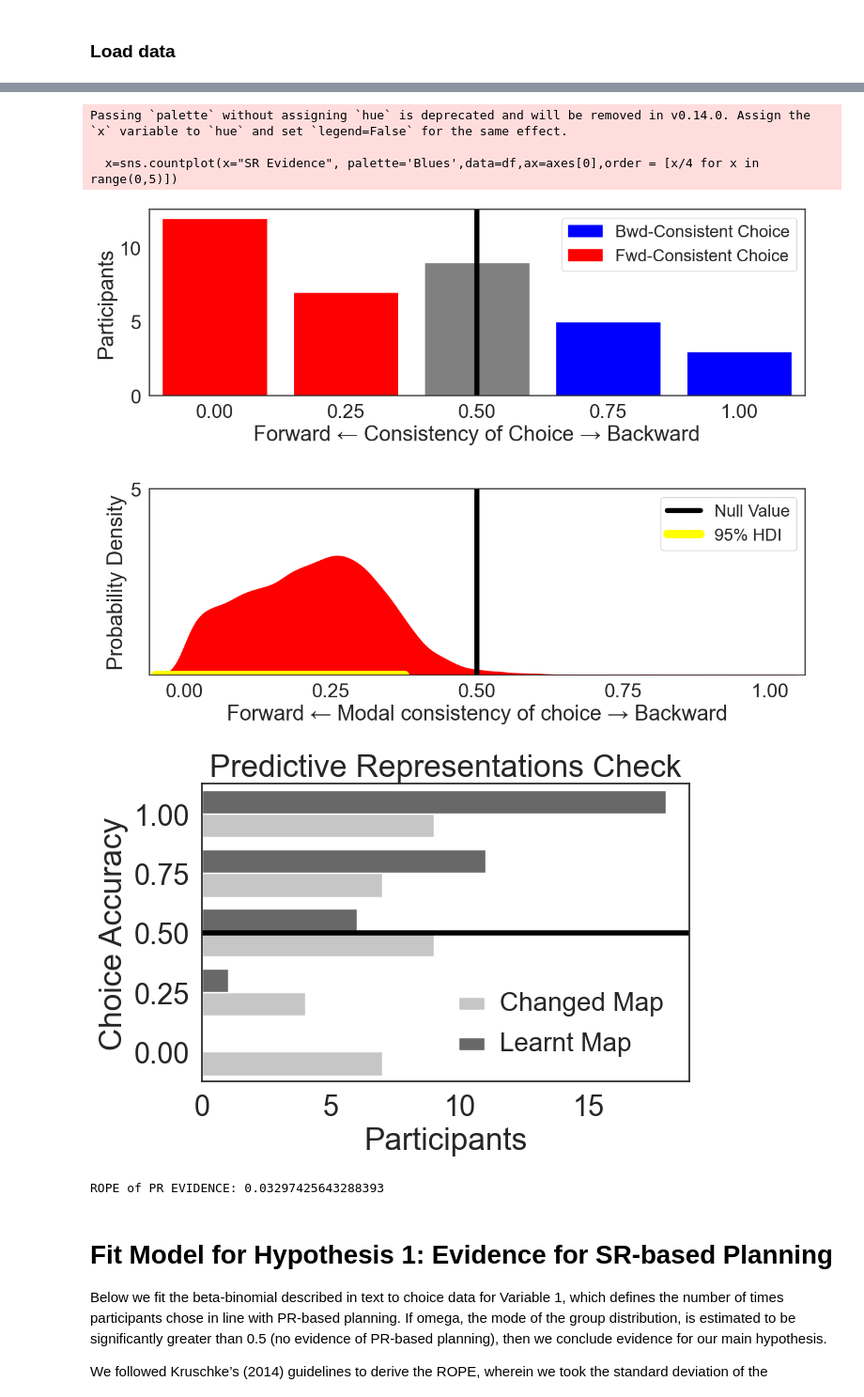
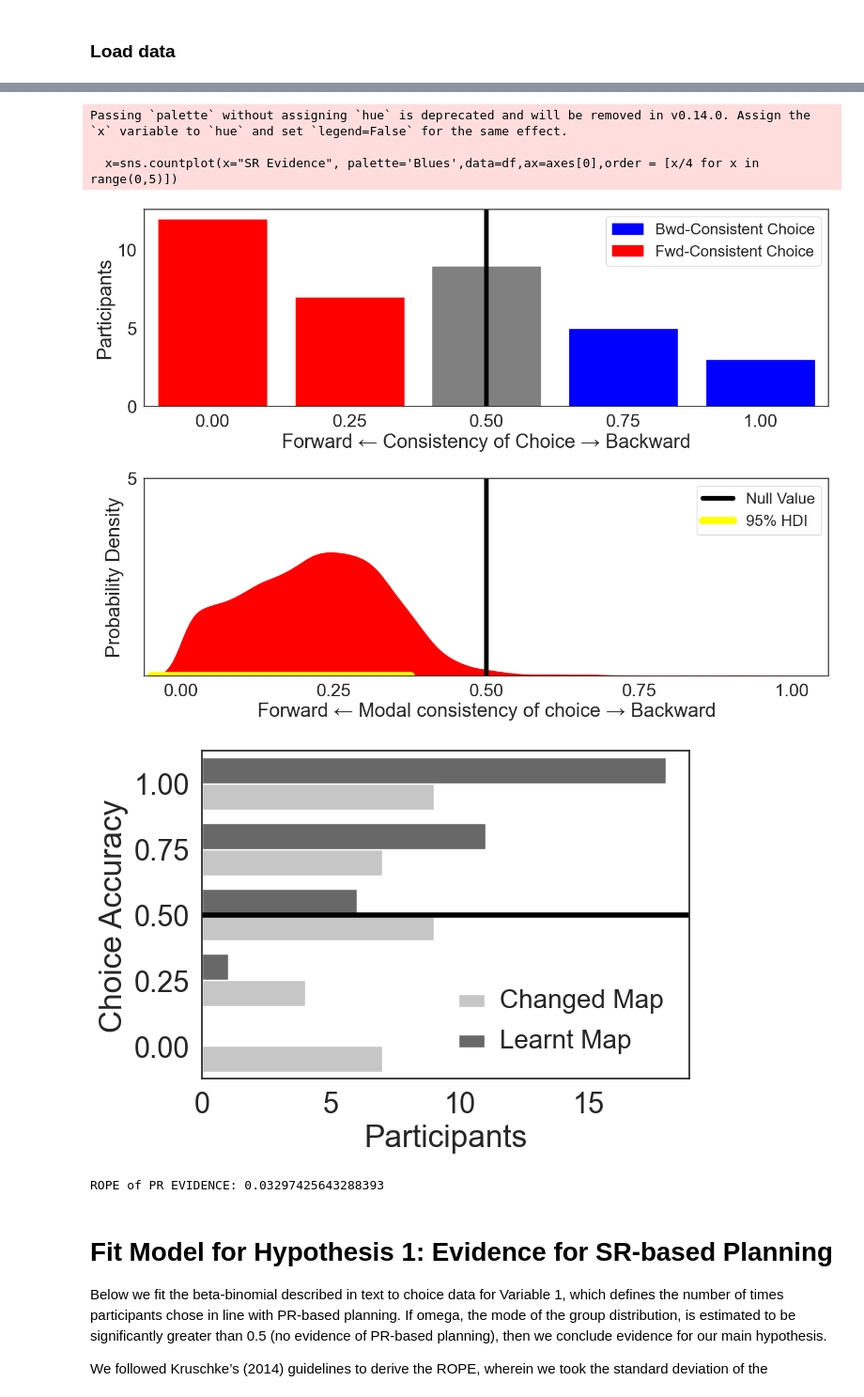
Before and after one commit to psharp1289/Humans-Adaptively-Deploy-Forward-and-Backward-Prediction, a Jupyter notebook: Study_5/data/models.ipynb, the cells around one changed output, grey strips where cells are left out. Shown at 94% size. Drawn from its saved outputs; the diff is of its cells as text; code cells hidden in the pictures.

```diff
--- a/Study_5/data/models.ipynb
+++ b/Study_5/data/models.ipynb
@@ -100,6 +100,7 @@ legend_elements = [
 
 # Add the legend to the plot
 axes[0].legend(handles=legend_elements, loc='upper right',fontsize=20)
+plt.tight_layout()
 
 plt.savefig('study6_PRevidence.pdf',dpi=300)
 
@@ -130,36 +131,36 @@ sns.move_legend(ax, "lower right",frameon=False)
 # Change the font size of the legend text
 leg = ax.get_legend()
 for text in leg.get_texts():
     text.set_fontsize(20)
 
 # Change the size and spacing of the legend bars
 for patch in leg.get_patches():
     patch.set_height(10)
     patch.set_width(20)
     patch.set_x(patch.get_x() + 30) # adjust the y position of the bars
 
 
 # for tick in ax.get_xaxis().get_major_ticks():
 #     tick.set_pad(8.)
 
 plt.ylabel('Choice Accuracy')
-plt.title('Predictive Representations Check')
+# plt.title('Predictive Representations Check')
 
 plt.tight_layout()
 
 plt.savefig('study6_tr_Reval.png',dpi=300)
 plt.show()
 # Print 0.1*SD of PR Evidence to define the ROPE
 print('ROPE of PR EVIDENCE: {}'.format(0.1*df['SR Evidence'].std()))
 # %% [output]
 36
 
 percent choices consistent with SR = 0.6388888888888888
 Passing `palette` without assigning `hue` is deprecated and will be removed in v0.14.0. Assign the `x` variable to `hue` and set `legend=False` for the same effect.
 
   x=sns.countplot(x="SR Evidence", palette='Blues',data=df,ax=axes[0],order = [x/4 for x in range(0,5)])
-[figure, old version]
+[figure, new version]
-[figure, old version]
+[figure, new version]
 ROPE of PR EVIDENCE: 0.03297425643288393
 # %% [markdown]
 # Fit Model for Hypothesis 1: Evidence for SR-based Planning
```
Also changed, not shown: parts of 1 cell of this notebook, 26 other files.
